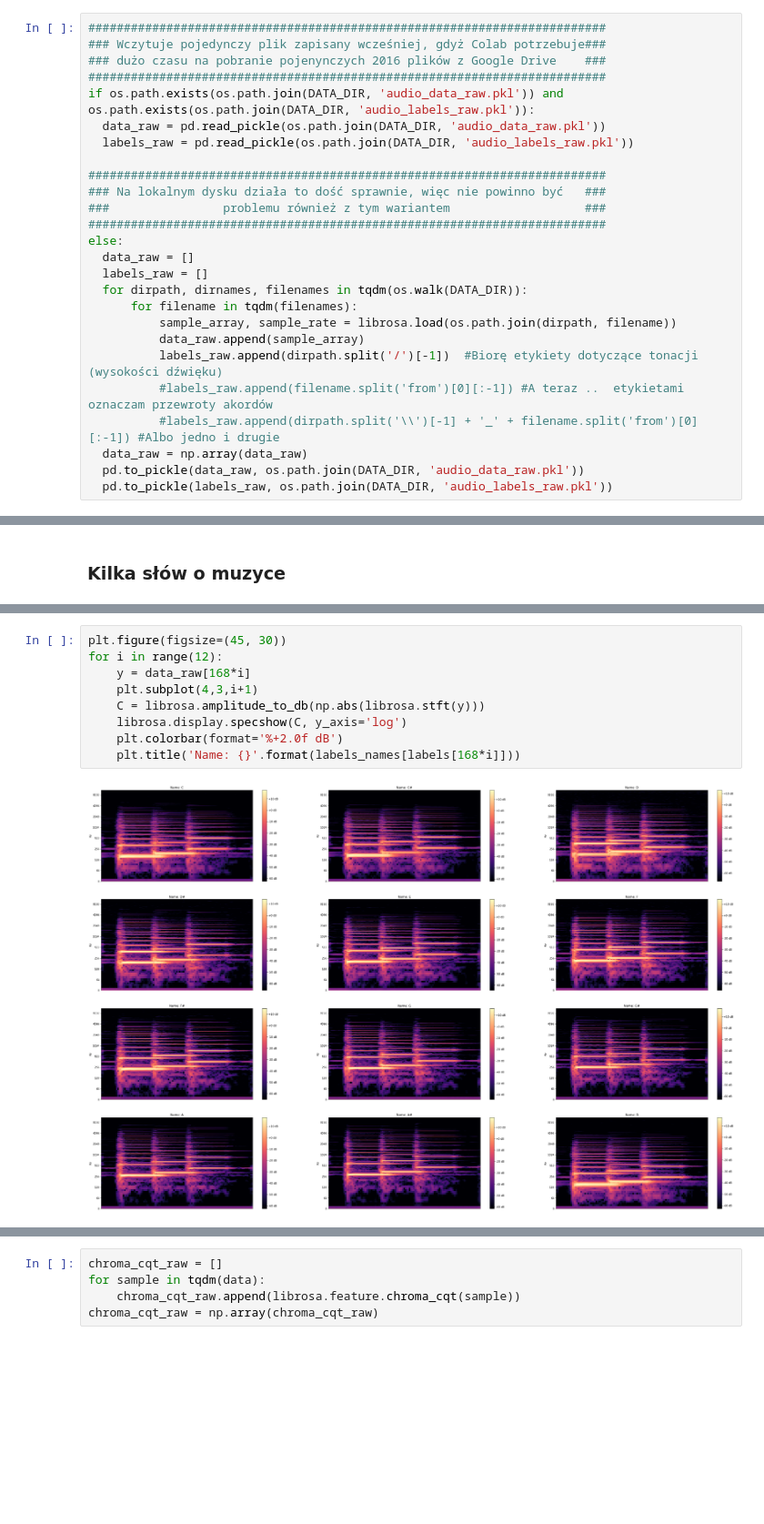
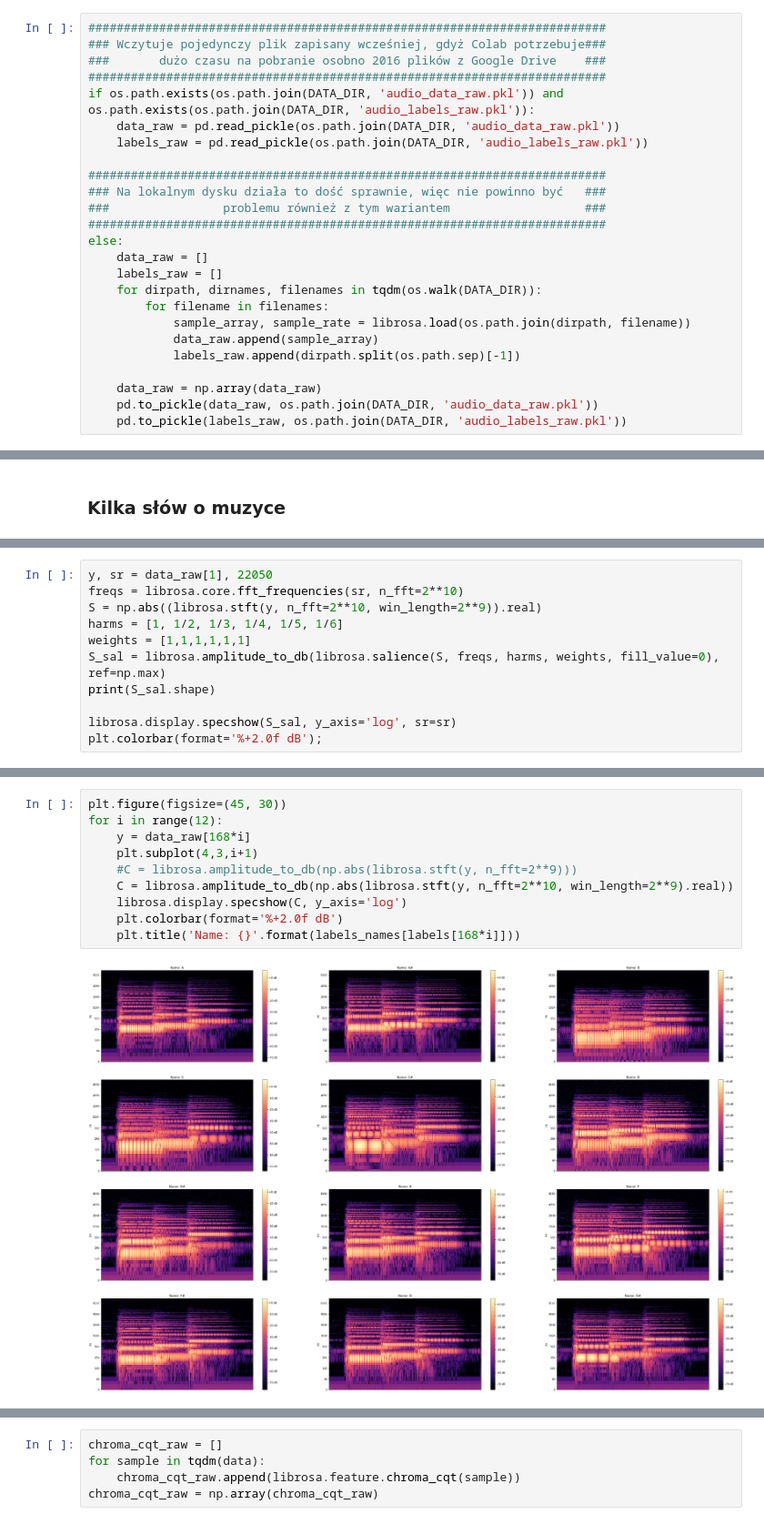
Before and after one commit to AdiSk325/Music_ML_analyzing, a Jupyter notebook: CNN_tonation_recognition.ipynb, the cells around one changed output, grey strips where cells are left out. Shown at 91% size. Saved outputs shown, nothing was run; the diff lists cells and outputs as text; blank space fills up the shorter version.

```diff
--- a/CNN_tonation_recognition.ipynb
+++ b/CNN_tonation_recognition.ipynb
@@ -56,29 +84,28 @@ Dane w modelach Machine Learning (i nie tylko) to podstawa owocnej pracy. Na pot
 # %%
 #########################################################################
 ### Wczytuje pojedynczy plik zapisany wcześniej, gdyż Colab potrzebuje###
-### dużo czasu na pobranie pojenynczych 2016 plików z Google Drive    ###
+###       dużo czasu na pobranie osobno 2016 plików z Google Drive    ###
 #########################################################################
 if os.path.exists(os.path.join(DATA_DIR, 'audio_data_raw.pkl')) and os.path.exists(os.path.join(DATA_DIR, 'audio_labels_raw.pkl')):
-  data_raw = pd.read_pickle(os.path.join(DATA_DIR, 'audio_data_raw.pkl'))
-  labels_raw = pd.read_pickle(os.path.join(DATA_DIR, 'audio_labels_raw.pkl'))
+    data_raw = pd.read_pickle(os.path.join(DATA_DIR, 'audio_data_raw.pkl'))
+    labels_raw = pd.read_pickle(os.path.join(DATA_DIR, 'audio_labels_raw.pkl'))
 
 #########################################################################
 ### Na lokalnym dysku działa to dość sprawnie, więc nie powinno być   ###
 ###                problemu również z tym wariantem                   ###
 #########################################################################
 else:
-  data_raw = []
-  labels_raw = []
-  for dirpath, dirnames, filenames in tqdm(os.walk(DATA_DIR)):
-      for filename in tqdm(filenames):
-          sample_array, sample_rate = librosa.load(os.path.join(dirpath, filename))
-          data_raw.append(sample_array)
-          labels_raw.append(dirpath.split('/')[-1])  #Biorę etykiety dotyczące tonacji (wysokości dźwięku)
-          #labels_raw.append(filename.split('from')[0][:-1]) #A teraz ..  etykietami oznaczam przewroty akordów
-          #labels_raw.append(dirpath.split('\\')[-1] + '_' + filename.split('from')[0][:-1]) #Albo jedno i drugie
-  data_raw = np.array(data_raw)
-  pd.to_pickle(data_raw, os.path.join(DATA_DIR, 'audio_data_raw.pkl'))
-  pd.to_pickle(labels_raw, os.path.join(DATA_DIR, 'audio_labels_raw.pkl'))
+    data_raw = []
+    labels_raw = []
+    for dirpath, dirnames, filenames in tqdm(os.walk(DATA_DIR)):
+        for filename in filenames:
+            sample_array, sample_rate = librosa.load(os.path.join(dirpath, filename))
+            data_raw.append(sample_array)
+            labels_raw.append(dirpath.split(os.path.sep)[-1])
+
+    data_raw = np.array(data_raw)
+    pd.to_pickle(data_raw, os.path.join(DATA_DIR, 'audio_data_raw.pkl'))
+    pd.to_pickle(labels_raw, os.path.join(DATA_DIR, 'audio_labels_raw.pkl'))
 # %% [markdown]
 Powyższy plik zajmuje prawie 0.5 GB pamięci. Zajmowanie się muzyką i Data Science jednocześnie wymaga duuuużo miejsca. A jak policzyłem długość wszystkich plików? Wygląda to tak:
 # %%
@@ -110,0 +149,11 @@ labels_names = pd.factorize(labels_raw)[1]
+# %%
+y, sr = data_raw[1], 22050
+freqs = librosa.core.fft_frequencies(sr, n_fft=2**10)
+S = np.abs((librosa.stft(y, n_fft=2**10, win_length=2**9)).real)
+harms = [1, 1/2, 1/3, 1/4, 1/5, 1/6]
+weights = [1,1,1,1,1,1]
+S_sal = librosa.amplitude_to_db(librosa.salience(S, freqs, harms, weights, fill_value=0), ref=np.max)
+print(S_sal.shape)
+
+librosa.display.specshow(S_sal, y_axis='log', sr=sr)
+plt.colorbar(format='%+2.0f dB');
@@ -111,14 +163,15 @@ labels_names = pd.factorize(labels_raw)[1]
 # %%
 plt.figure(figsize=(45, 30))
 for i in range(12):
     y = data_raw[168*i]
     plt.subplot(4,3,i+1)
-    C = librosa.amplitude_to_db(np.abs(librosa.stft(y)))
+    #C = librosa.amplitude_to_db(np.abs(librosa.stft(y, n_fft=2**9)))
+    C = librosa.amplitude_to_db(np.abs(librosa.stft(y, n_fft=2**10, win_length=2**9).real))
     librosa.display.specshow(C, y_axis='log')
     plt.colorbar(format='%+2.0f dB')
     plt.title('Name: {}'.format(labels_names[labels[168*i]]))
 # %% [output]
-[figure, old version]
+[figure, new version]
 # %%
 magnitude_raw = []
 for sample in tqdm(data):
```
Also changed, not shown: parts of 19 cells of this notebook, 1 other file.
